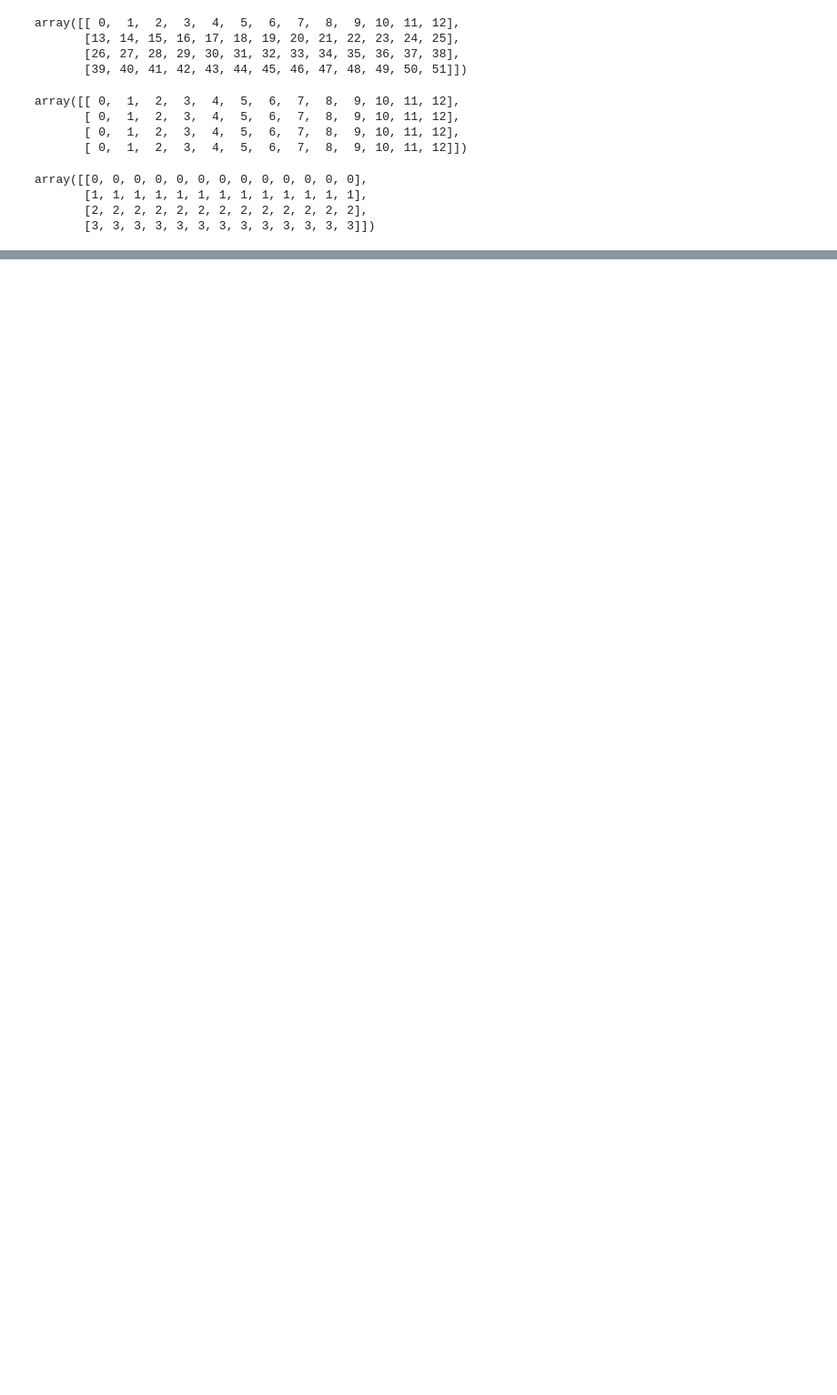
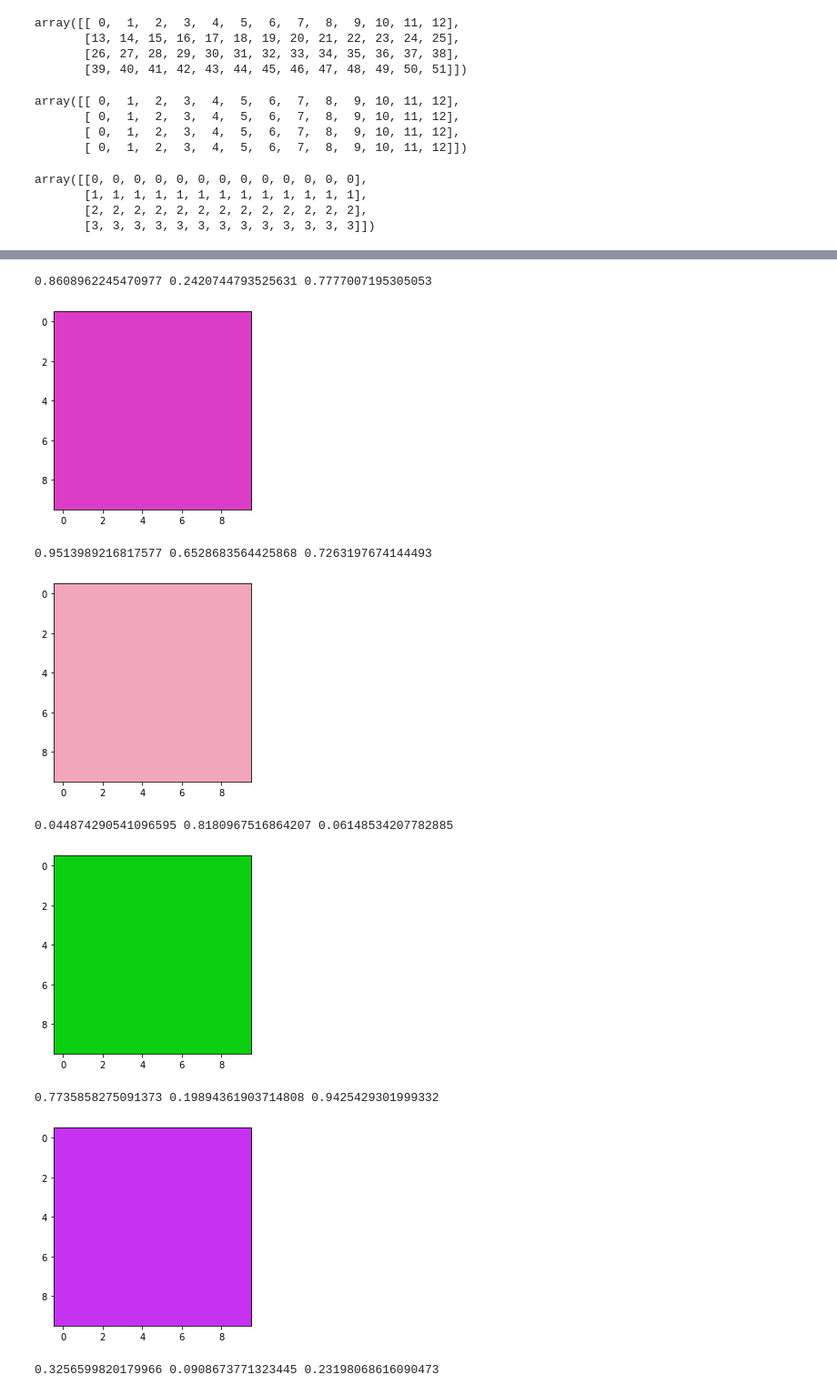
Before and after one commit to robinsonm2021/Data_science, a Jupyter notebook: Robinson_Stats_Notebook_Lab_1.ipynb, the cells around one changed output, grey strips where cells are left out. Shown: that part at 91% size. Drawn from its saved outputs; the diff is of its cells as text; code cells hidden in the pictures; blank space fills up the shorter version.

```diff
--- a/Robinson_Stats_Notebook_Lab_1.ipynb
+++ b/Robinson_Stats_Notebook_Lab_1.ipynb
@@ -477,0 +517,13 @@ cards = np.random.permutation(52)
+# %%
+def card_image(card_number):
+
+    i = card_number//13
+    j = card_number%13
+
+    return suit[i]+card[j]
+# %%
+img = card_url_head + card_image(3) + card_url_tail
+# %%
+for i in range(52):
+    img = card_url_head + card_image(i) + card_url_tail
+    show_img(img)
@@ -477,0 +563,27 @@ cards = np.random.permutation(52)
+# %%
+for i in range(10):
+
+    z = np.ones((10,10,3))
+
+    r = np.random.rand()
+    g = np.random.rand()
+    b = np.random.rand()
+
+    print(r,g,b)
+
+    z[:,:,0] = r
+    z[:,:,1] = g
+    z[:,:,2] = b
+
+    plt.imshow(z);
+    plt.show()
+# %% [output]
+0.8608962245470977 0.2420744793525631 0.7777007195305053
+[figure, added]
+0.9513989216817577 0.6528683564425868 0.7263197674144493
+[figure, added]
+0.044874290541096595 0.8180967516864207 0.06148534207782885
+[figure, added]
+0.7735858275091373 0.19894361903714808 0.9425429301999332
+[figure, added]
+0.3256599820179966 0.0908673771323445 0.23198068616090473
```
Also changed, not shown: parts of 32 cells of this notebook.
